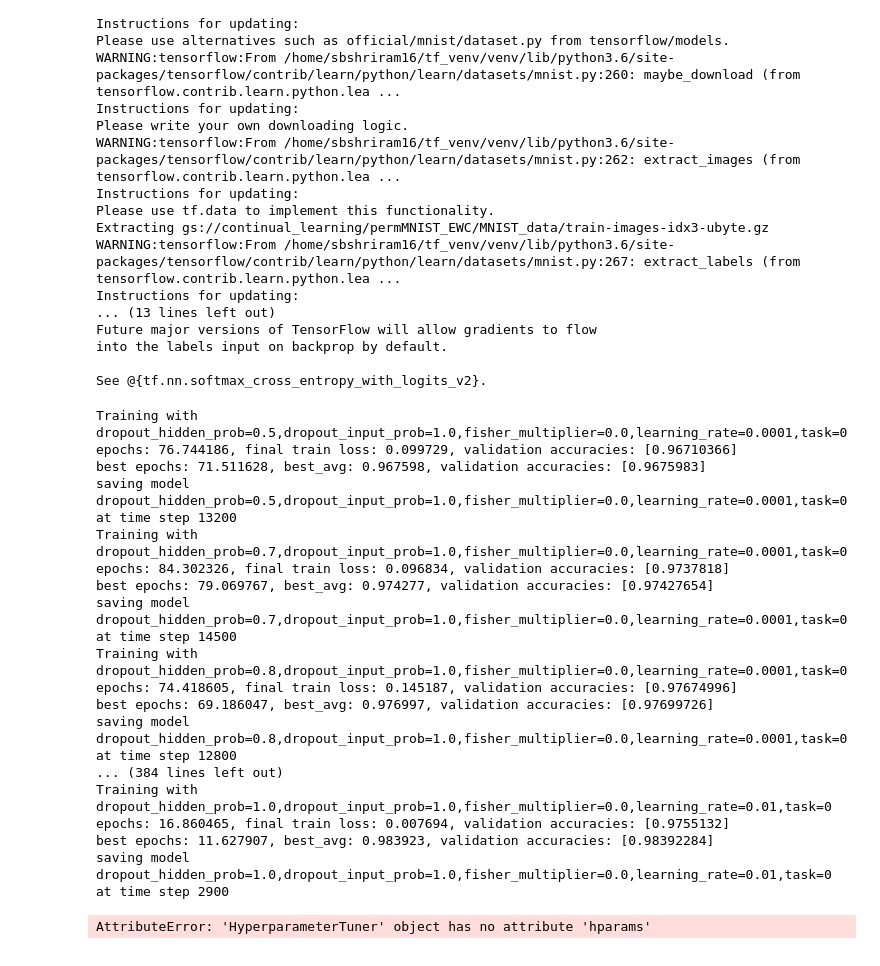
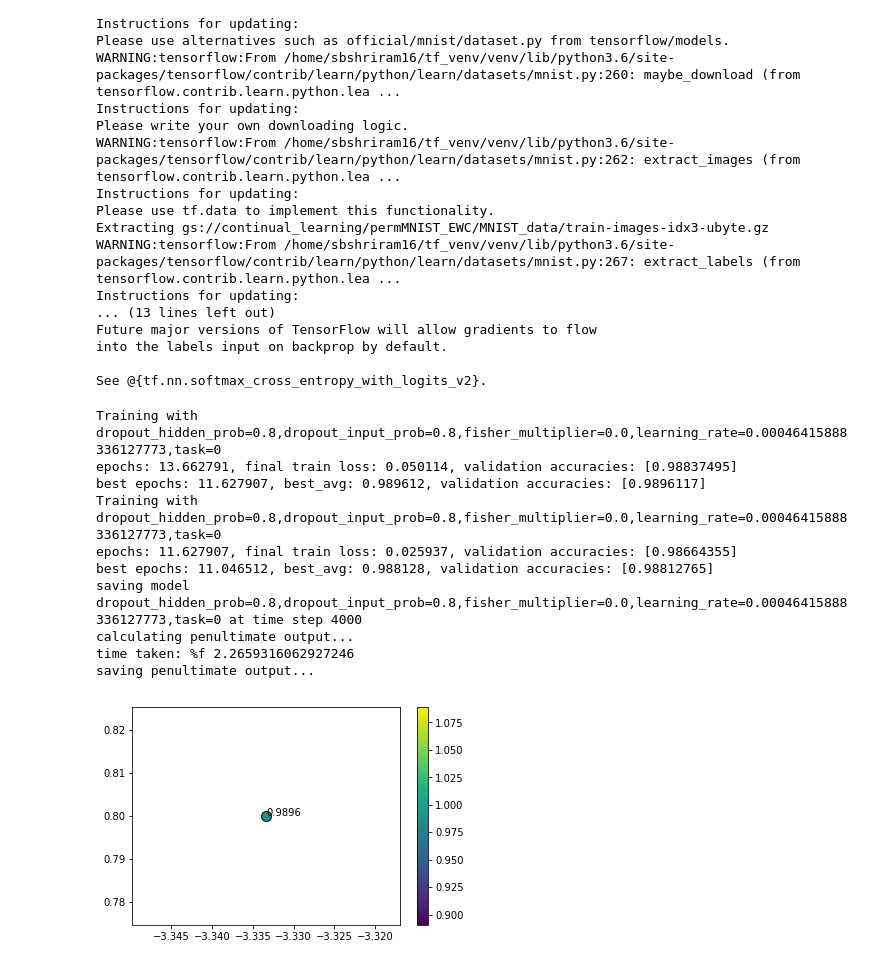
Before and after one commit to shriramsb/continual_learning, a Jupyter notebook: EWC_disjointMNIST/split_mnist_train.ipynb, the cells around one changed output. Drawn from its saved outputs; the diff is of its cells as text; code cells hidden in the pictures.

```diff
--- a/EWC_disjointMNIST/split_mnist_train.ipynb
+++ b/EWC_disjointMNIST/split_mnist_train.ipynb
@@ -63,14 +67,14 @@ if use_tpu:
     task_home = 'gs://continual_learning/permMNIST_EWC/'
 else:
     task_home = './'
-checkpoint_path = task_home + '80_20_logs/' + network.name() + '/checkpoints/'
-summaries_path = task_home + '80_20_logs/'+ network.name() + '/summaries/'
+checkpoint_path = task_home + '80_20_logs_append/' + network.name() + '/checkpoints/'
+summaries_path = task_home + '80_20_logs_append/'+ network.name() + '/summaries/'
 data_path = task_home + 'MNIST_data/'
 split_path = './split.txt'
 if use_tpu:
     tpu_name = 'gectpu'
 
-BATCH_SIZE = 256
+BATCH_SIZE = 128
 # %%
 if use_tpu:
     tpu_cluster = TPUClusterResolver(tpu=[tpu_name]).get_master()
@@ -136,7 +140,7 @@ output_shape = (10, )
 tuner = HyperparameterTuner(sess=sess, network=network,
                             input_shape=input_shape, output_shape=output_shape,
                             checkpoint_path=checkpoint_path, summaries_path=summaries_path,
-                            read_datasets=read_datasets, load_best_hparams=True)
+                            read_datasets=read_datasets, load_best_hparams=False)
 # %% [output]
 WARNING:tensorflow:From <ipython-input-6-3144cbd46e5f>:47: read_data_sets (from tensorflow.contrib.learn.python.learn.datasets.mnist) is deprecated and will be removed in a future version.
 Instructions for updating:
@@ -176,26 +182,36 @@ for hparams_tuple in prod:
     hparams.append(cur_dict)
 tuner.hparams_list[t] = hparams
 # %%
-best_avg, best_hparams = tuner.tune_on_task(t, BATCH_SIZE)
+best_avg, best_hparams = tuner.tune_on_task(t, BATCH_SIZE, save_weights=False)
 # %% [output]
-Training with dropout_hidden_prob=0.5,dropout_input_prob=1.0,fisher_multiplier=0.0,learning_rate=0.0001,task=0
-epochs: 76.744186, final train loss: 0.099729, validation accuracies: [0.96710366]
-best epochs: 71.511628, best_avg: 0.967598, validation accuracies: [0.9675983]
-saving model dropout_hidden_prob=0.5,dropout_input_prob=1.0,fisher_multiplier=0.0,learning_rate=0.0001,task=0 at time step 13200
-Training with dropout_hidden_prob=0.7,dropout_input_prob=1.0,fisher_multiplier=0.0,learning_rate=0.0001,task=0
-epochs: 84.302326, final train loss: 0.096834, validation accuracies: [0.9737818]
-best epochs: 79.069767, best_avg: 0.974277, validation accuracies: [0.97427654]
-saving model dropout_hidden_prob=0.7,dropout_input_prob=1.0,fisher_multiplier=0.0,learning_rate=0.0001,task=0 at time step 14500
-Training with dropout_hidden_prob=0.8,dropout_input_prob=1.0,fisher_multiplier=0.0,learning_rate=0.0001,task=0
-epochs: 74.418605, final train loss: 0.145187, validation accuracies: [0.97674996]
-best epochs: 69.186047, best_avg: 0.976997, validation accuracies: [0.97699726]
-saving model dropout_hidden_prob=0.8,dropout_input_prob=1.0,fisher_multiplier=0.0,learning_rate=0.0001,task=0 at time step 12800
-... (384 lines left out)
-Training with dropout_hidden_prob=1.0,dropout_input_prob=1.0,fisher_multiplier=0.0,learning_rate=0.01,task=0
-epochs: 16.860465, final train loss: 0.007694, validation accuracies: [0.9755132]
-best epochs: 11.627907, best_avg: 0.983923, validation accuracies: [0.98392284]
-saving model dropout_hidden_prob=1.0,dropout_input_prob=1.0,fisher_multiplier=0.0,learning_rate=0.01,task=0 at time step 2900
+Training with dropout_hidden_prob=0.8,dropout_input_prob=0.8,fisher_multiplier=0.0,learning_rate=0.00046415888336127773,task=0
+epochs: 13.662791, final train loss: 0.050114, validation accuracies: [0.98837495]
+best epochs: 11.627907, best_avg: 0.989612, validation accuracies: [0.9896117]
+Training with dropout_hidden_prob=0.8,dropout_input_prob=0.8,fisher_multiplier=0.0,learning_rate=0.00046415888336127773,task=0
+epochs: 11.627907, final train loss: 0.025937, validation accuracies: [0.98664355]
+best epochs: 11.046512, best_avg: 0.988128, validation accuracies: [0.98812765]
+saving model dropout_hidden_prob=0.8,dropout_input_prob=0.8,fisher_multiplier=0.0,learning_rate=0.00046415888336127773,task=0 at time step 4000
+calculating penultimate output...
+time taken: %f 2.2659316062927246
+saving penultimate output...
-AttributeError: 'HyperparameterTuner' object has no attribute 'hparams'
+# %%
+import math
+lr_scatter = ([math.log10(h['learning_rate']) for h in hparams])
+dropout_scatter = [h['dropout_hidden_prob'] for h in hparams]
+colors = []
+for i in range(len(hparams)):
+    cur_hparam_tuple = tuple([v for k, v in sorted(hparams[i].items())])
+    colors.append(tuner.results_list[t][cur_hparam_tuple]['best_avg'])
+
+marker_size = 100
+fig, ax = plt.subplots()
+plt.scatter(lr_scatter, dropout_scatter, marker_size, c=colors, edgecolors='black')
+plt.colorbar()
+for i in range(len(lr_scatter)):
+    ax.annotate(str('%0.4f' % (colors[i], )), (lr_scatter[i], dropout_scatter[i]))
+plt.show()
+# %% [output]
+[figure, added]
 # %%
 # best_avg = 0.0
 # best_hparams = None
```
Also changed, not shown: parts of 27 cells of this notebook, 2 other files.
